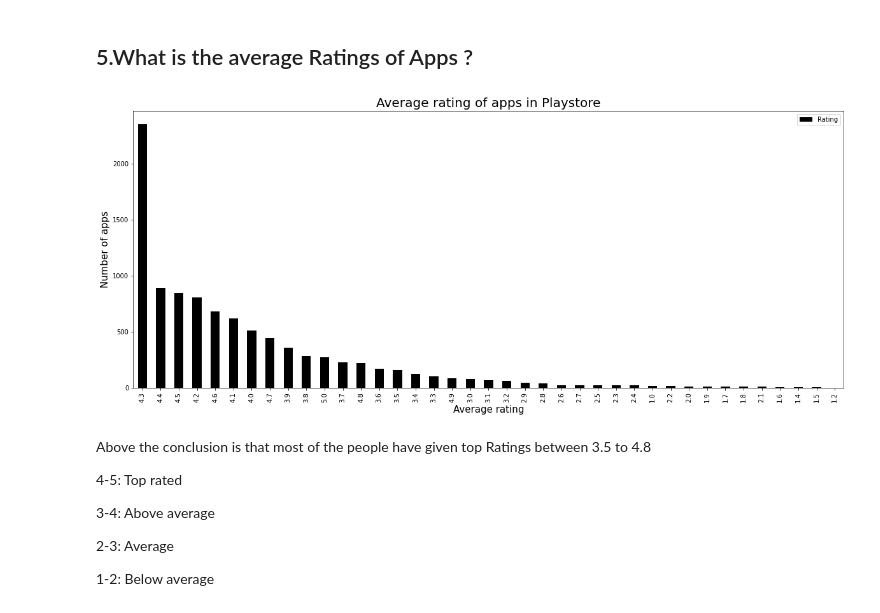
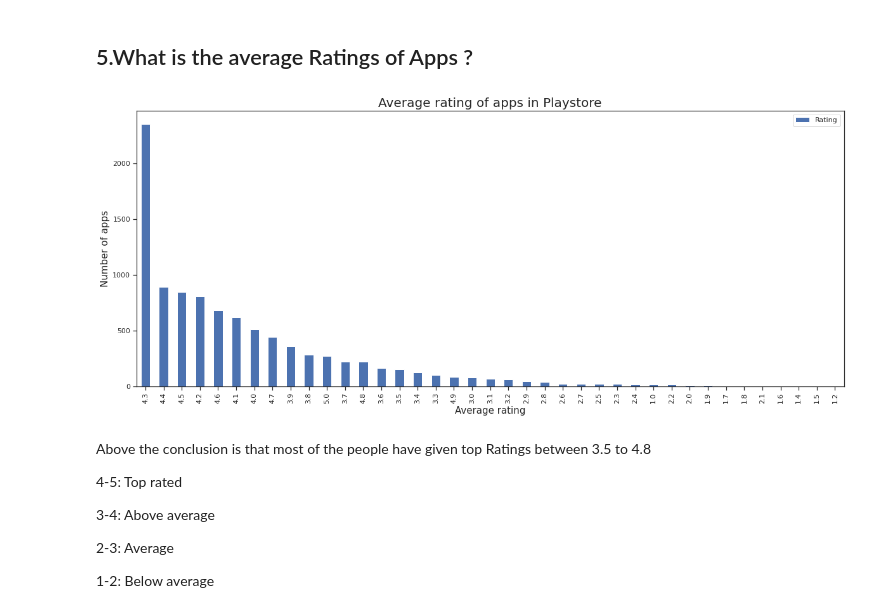
Before and after one commit to avigangarde/Google-Playstore-Analysis-, a Jupyter notebook: Play_Store_App_Review_Analysis_Capstone_Project.ipynb, the cells around one changed output. Drawn from its saved outputs; the diff is of its cells as text; code cells hidden in the pictures.

```diff
--- a/Play_Store_App_Review_Analysis_Capstone_Project.ipynb
+++ b/Play_Store_App_Review_Analysis_Capstone_Project.ipynb
@@ -718,13 +718,13 @@ Above we saw every category has a slightly similar rating. There is not much dif
 # %%
 # Average app ratings
 
-ps_df['Rating'].value_counts().plot.bar(figsize=(20,8), color = 'k' )
+ps_df['Rating'].value_counts().plot.bar(figsize=(20,8) )
 plt.xlabel('Average rating',fontsize = 15 )
 plt.ylabel('Number of apps', fontsize = 15)
 plt.title('Average rating of apps in Playstore', fontsize = 20)
 plt.legend();
 # %% [output]
-[figure, old version]
+[figure, new version]
 # %% [markdown]
 Above the conclusion is that most of the people have given top Ratings between 3.5 to 4.8
 
```
Also changed, not shown: parts of 2 cells of this notebook.
